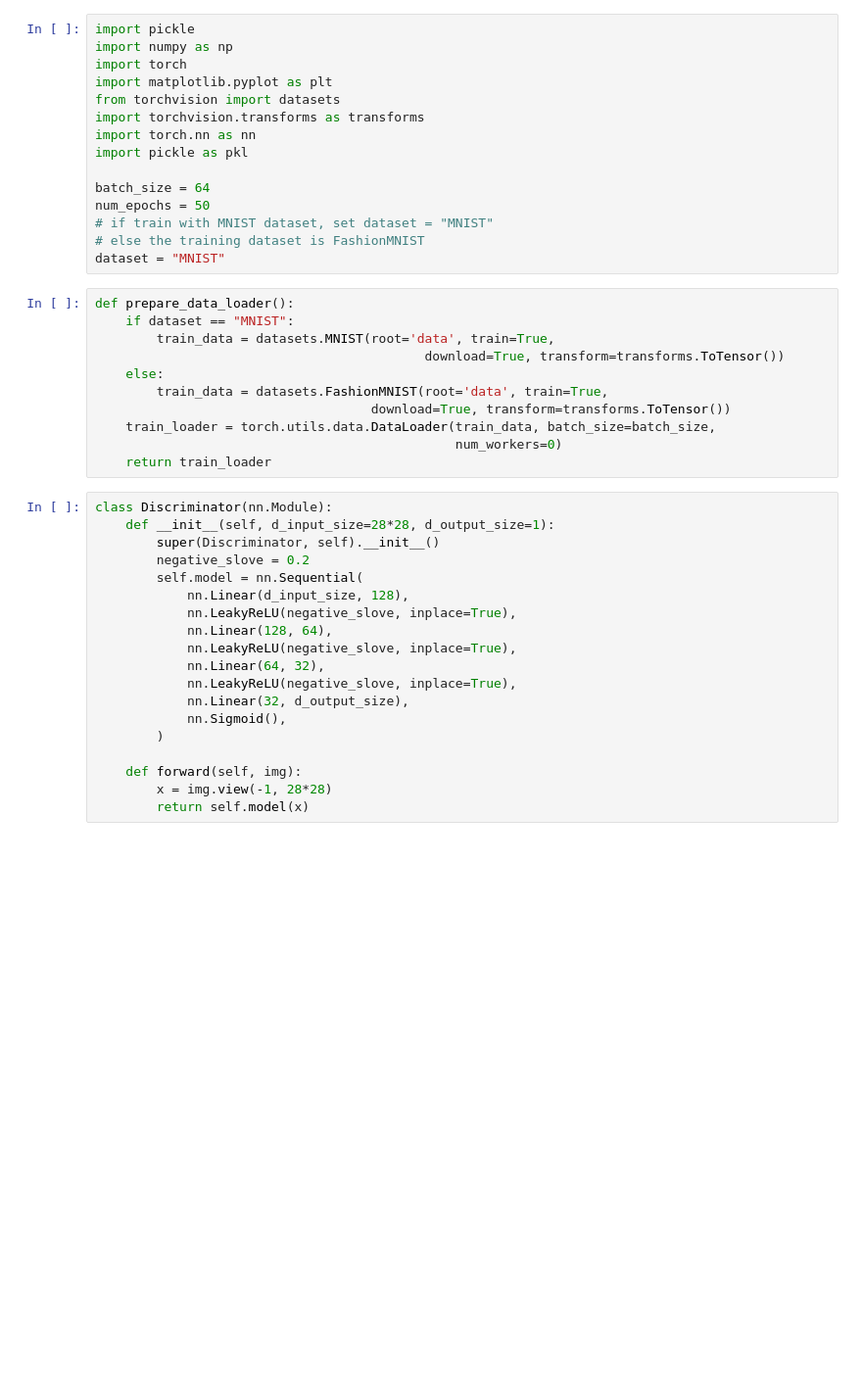
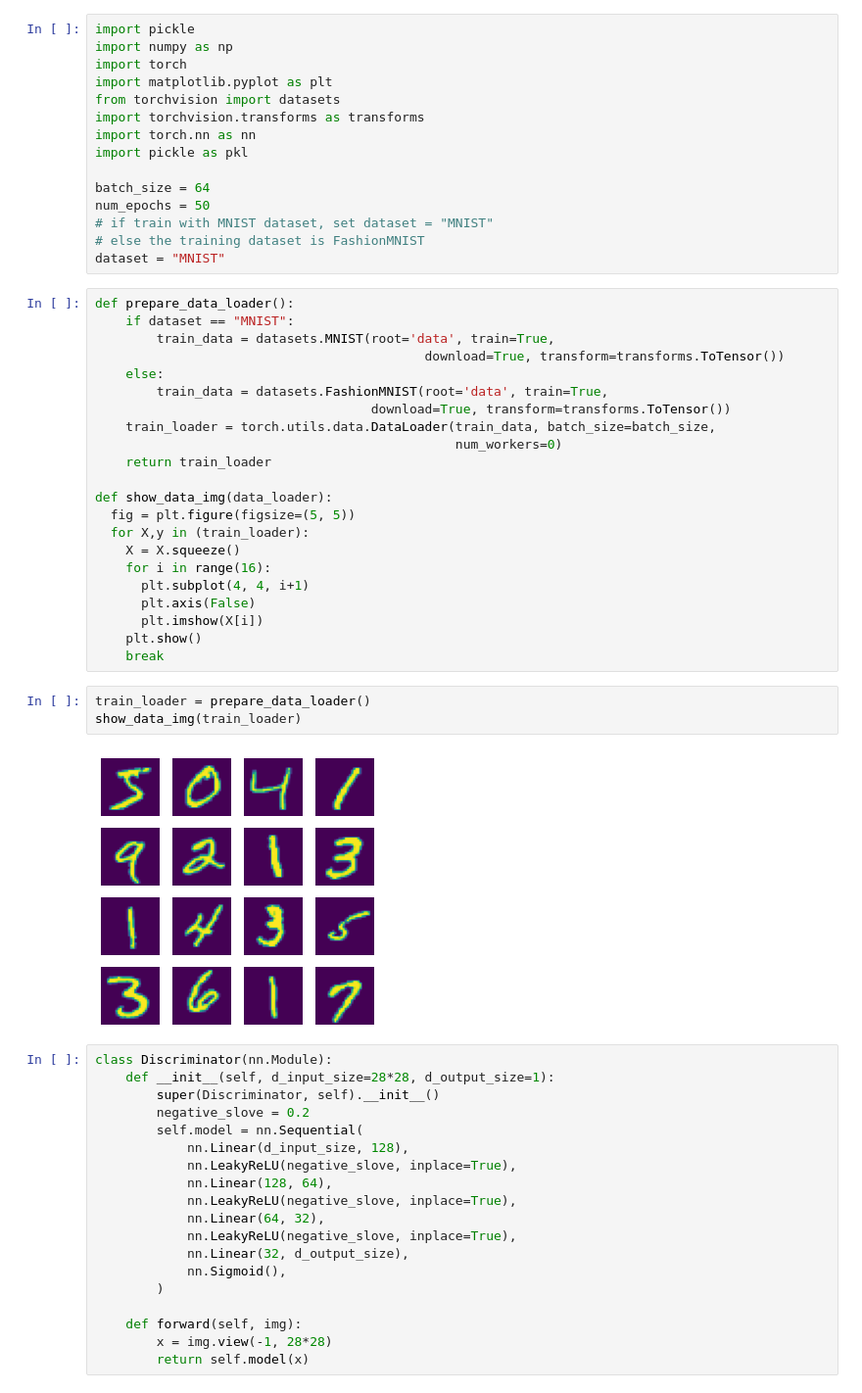
Before and after one commit to BongNT/GAN, a Jupyter notebook: GAN.ipynb, the cells around one changed output. Shown: that part at 98% size. Saved outputs shown, nothing was run; the diff lists cells and outputs as text; blank space fills up the shorter version.

```diff
--- a/GAN.ipynb
+++ b/GAN.ipynb
@@ -24,6 +24,22 @@ def prepare_data_loader():
     train_loader = torch.utils.data.DataLoader(train_data, batch_size=batch_size,
                                                num_workers=0)
     return train_loader
+
+def show_data_img(data_loader):
+  fig = plt.figure(figsize=(5, 5))
+  for X,y in (train_loader):
+    X = X.squeeze()
+    for i in range(16):
+      plt.subplot(4, 4, i+1)
+      plt.axis(False)
+      plt.imshow(X[i])
+    plt.show()
+    break
+# %%
+train_loader = prepare_data_loader()
+show_data_img(train_loader)
+# %% [output]
+[figure, added]
 # %%
 class Discriminator(nn.Module):
     def __init__(self, d_input_size=28*28, d_output_size=1):
```
Also changed, not shown: parts of 7 cells of this notebook, 1 other file.
